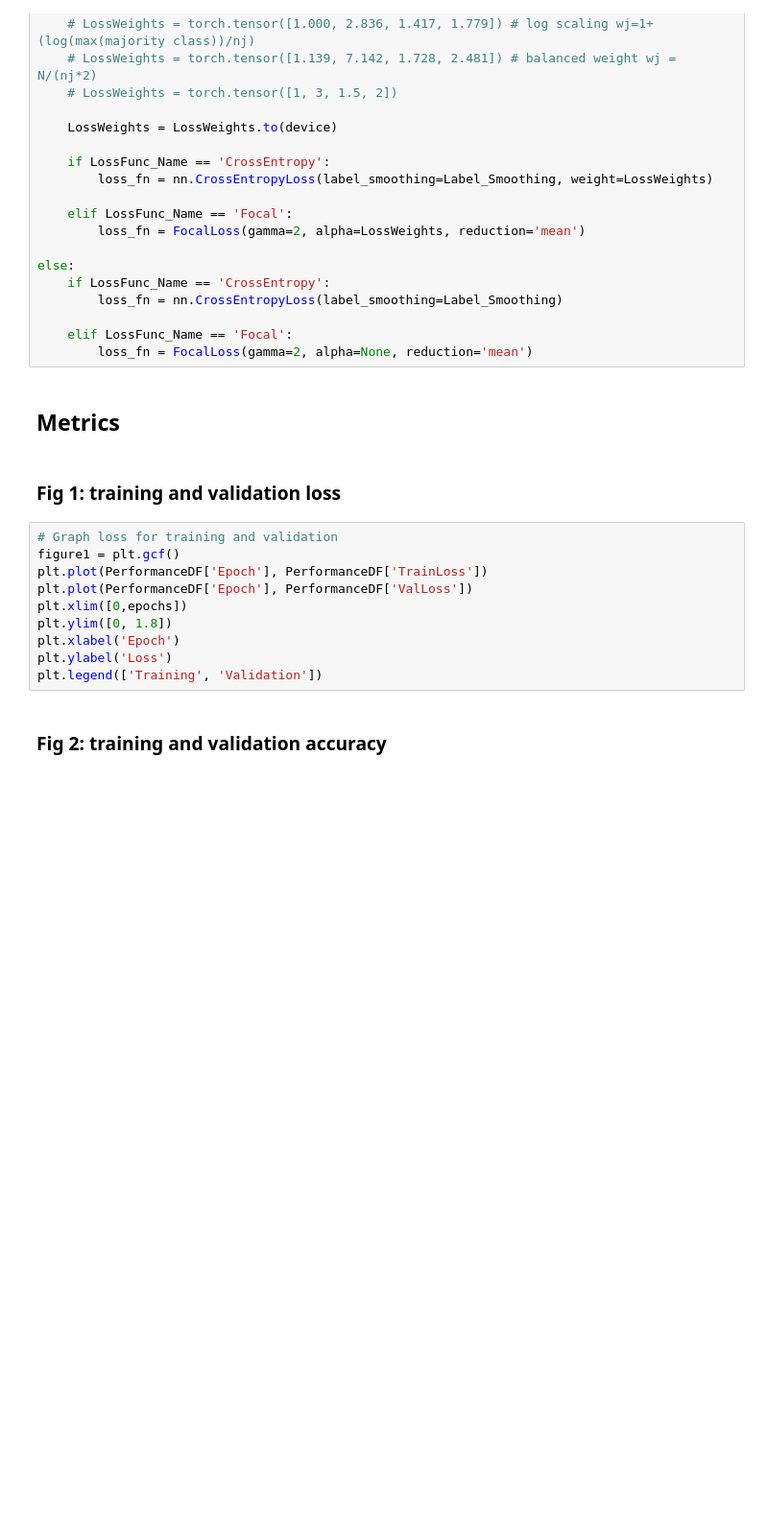
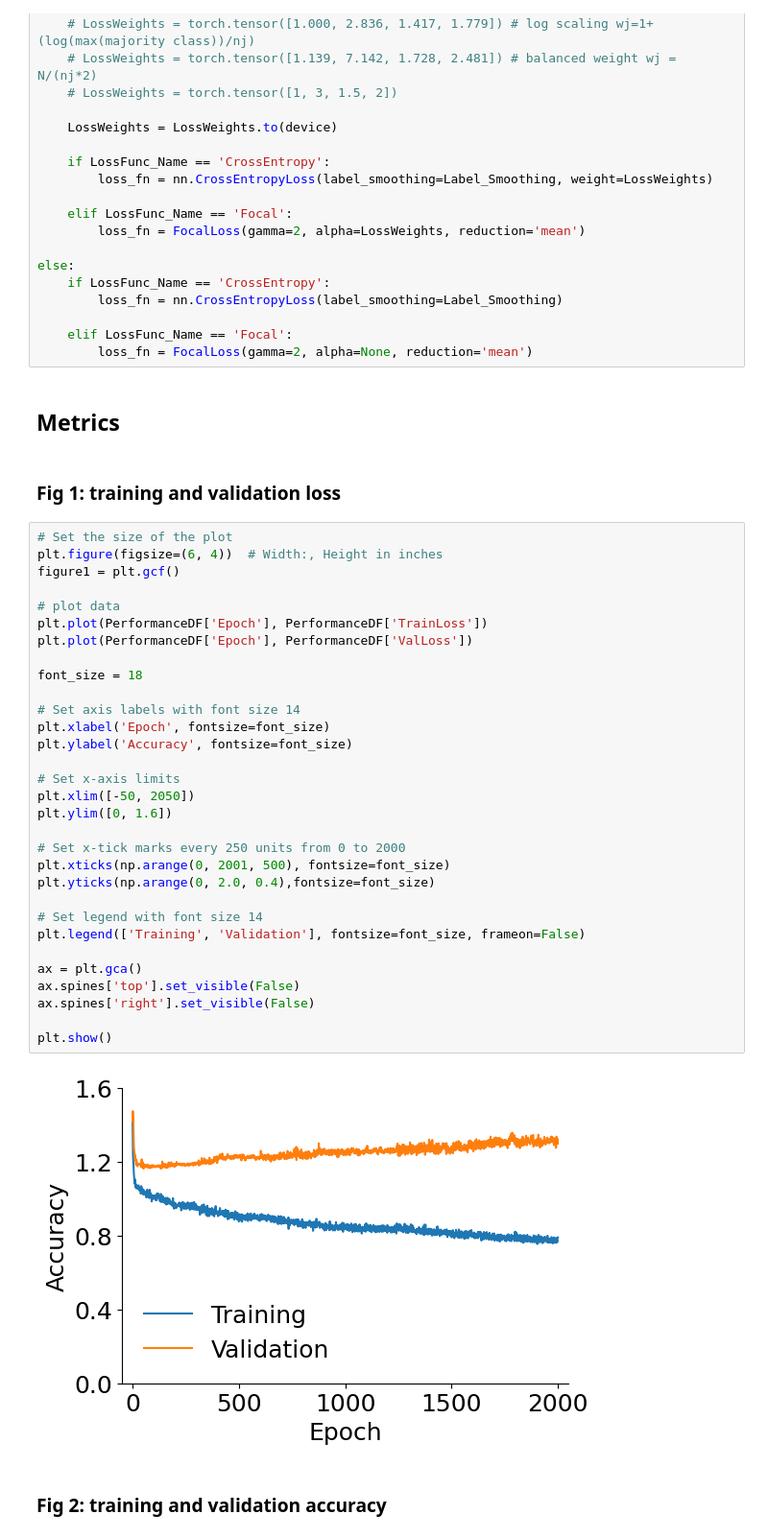
Before and after one commit to VacantiLab/ProteinLocalization, a Jupyter notebook: Pytorch model localization prediction customNN NV.ipynb, the cells around one changed output. Shown: that part at 96% size. Drawn from its saved outputs; the diff is of its cells as text; blank space fills up the shorter version.

Commit message:
figures saved and such

```diff
--- a/Pytorch model localization prediction customNN NV.ipynb
+++ b/Pytorch model localization prediction customNN NV.ipynb
@@ -1512,15 +1512,38 @@ else:
 # %% [markdown]
 ### Fig 1: training and validation loss
 # %%
-# Graph loss for training and validation
+# Set the size of the plot
+plt.figure(figsize=(6, 4))  # Width:, Height in inches
 figure1 = plt.gcf()
+
+# plot data
 plt.plot(PerformanceDF['Epoch'], PerformanceDF['TrainLoss'])
 plt.plot(PerformanceDF['Epoch'], PerformanceDF['ValLoss'])
-plt.xlim([0,epochs])
-plt.ylim([0, 1.8])
-plt.xlabel('Epoch')
-plt.ylabel('Loss')
-plt.legend(['Training', 'Validation'])
+
+font_size = 18
+
+# Set axis labels with font size 14
+plt.xlabel('Epoch', fontsize=font_size)
+plt.ylabel('Accuracy', fontsize=font_size)
+
+# Set x-axis limits
+plt.xlim([-50, 2050])
+plt.ylim([0, 1.6])
+
+# Set x-tick marks every 250 units from 0 to 2000
+plt.xticks(np.arange(0, 2001, 500), fontsize=font_size)
+plt.yticks(np.arange(0, 2.0, 0.4),fontsize=font_size)
+
+# Set legend with font size 14
+plt.legend(['Training', 'Validation'], fontsize=font_size, frameon=False)
+
+ax = plt.gca()
+ax.spines['top'].set_visible(False)
+ax.spines['right'].set_visible(False)
+
+plt.show()
+# %% [output]
+[figure, added]
 # %% [markdown]
 ### Fig 2: training and validation accuracy
 # %%
```
Also changed, not shown: parts of 6 cells of this notebook, 33 other files.
